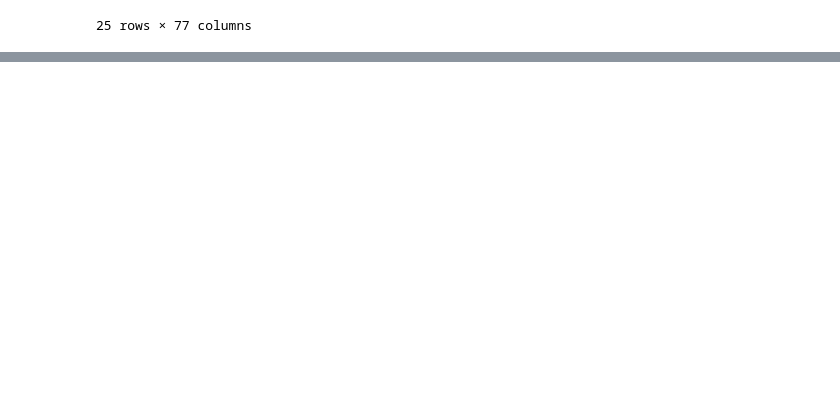
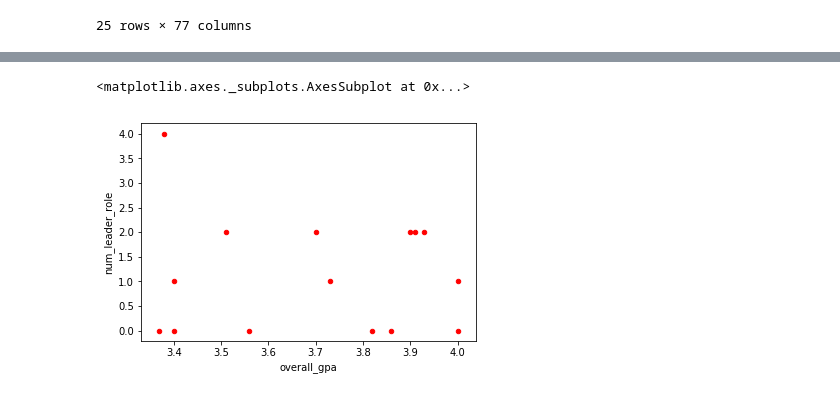
Before and after one commit to resumesai/resumesai.github.io, a Jupyter notebook: analysis/Feature_Analysis.ipynb, the cells around one changed output, grey strips where cells are left out. Saved outputs shown, nothing was run; the diff lists cells and outputs as text; code cells hidden in the pictures; blank space fills up the shorter version.

```diff
--- a/analysis/Feature_Analysis.ipynb
+++ b/analysis/Feature_Analysis.ipynb
@@ -27,0 +48,5 @@ pd.read_csv("Resume.csv")
+# %%
+table.plot.scatter(x = "overall_gpa", y = "num_leader_role", c = "Red")
+# %% [output]
+<matplotlib.axes._subplots.AxesSubplot at 0x...>
+[figure, added]
```
Also changed, not shown: parts of 20 cells of this notebook, 1 other file.
